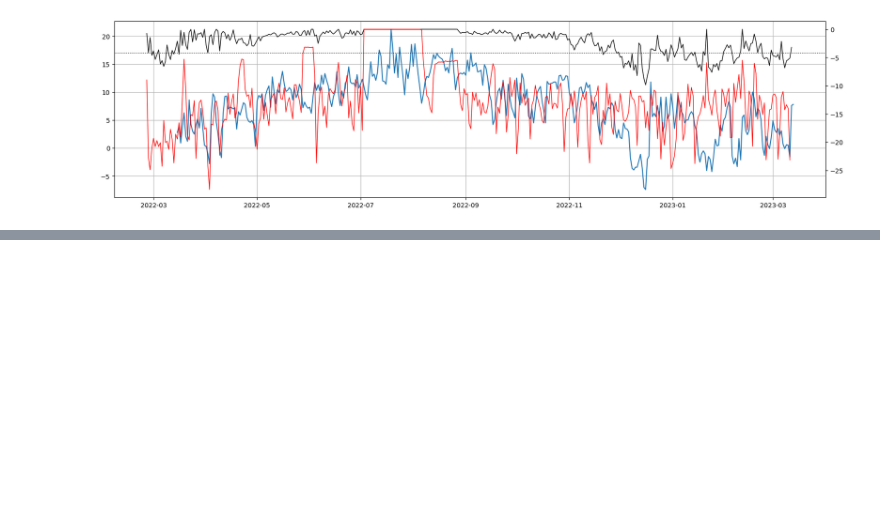
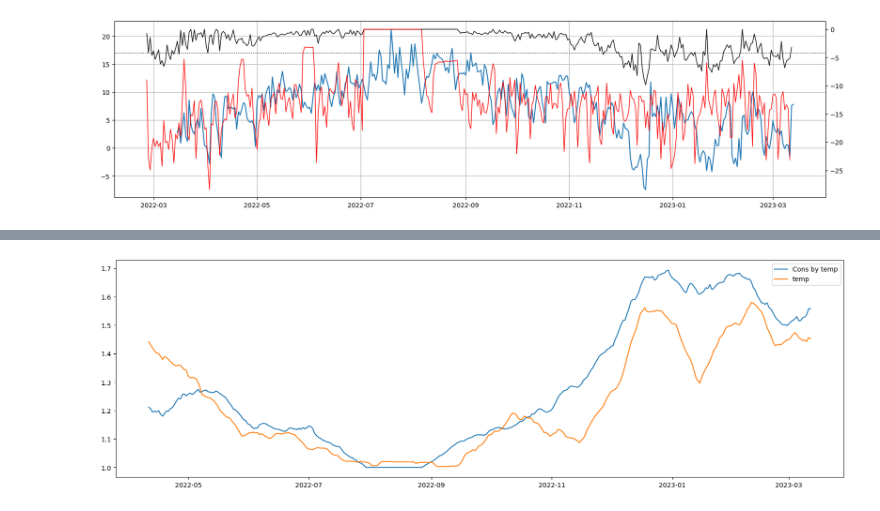
Before and after one commit to gorbynet/EnergyTracker, a Jupyter notebook: initial_workings.ipynb, the cells around one changed output, grey strips where cells are left out. Drawn from its saved outputs; the diff is of its cells as text; code cells hidden in the pictures; blank space fills up the shorter version.

```diff
--- a/initial_workings.ipynb
+++ b/initial_workings.ipynb
@@ -169,0 +225,17 @@ plt.show()
+# %%
+daily_consumption_df['consumption_minmax'] = MinMaxScaler().fit_transform(np.array(daily_consumption_df['consumption']).reshape(-1, 1)).flatten()
+daily_consumption_df['temperature_minmax'] = MinMaxScaler().fit_transform(np.array(daily_consumption_df['deg_below_12']).reshape(-1, 1)).flatten() + 1
+# %%
+daily_consumption_df['consumption_by_temp'] = MinMaxScaler().fit_transform(
+    np.array(daily_consumption_df['consumption_minmax'] / daily_consumption_df['temperature_minmax']).reshape(-1, 1)
+).flatten() + 1
+# %%
+plt.figure(figsize=(20,6))
+# .rolling(window=28, center=False).mean()
+plt.plot(daily_consumption_df['consumption_by_temp'].rolling(window=28, center=False).mean(), label="Cons by temp")
+# plt.plot(daily_consumption_df['consumption_minmax'].rolling(window=28, center=False).mean(), label = 'Cons')
+plt.plot(daily_consumption_df['temperature_minmax'].rolling(window=28, center=False).mean(), label = 'temp')
+plt.legend()
+plt.show()
+# %% [output]
+[figure, added]
```
Also changed, not shown: parts of 6 cells of this notebook.
